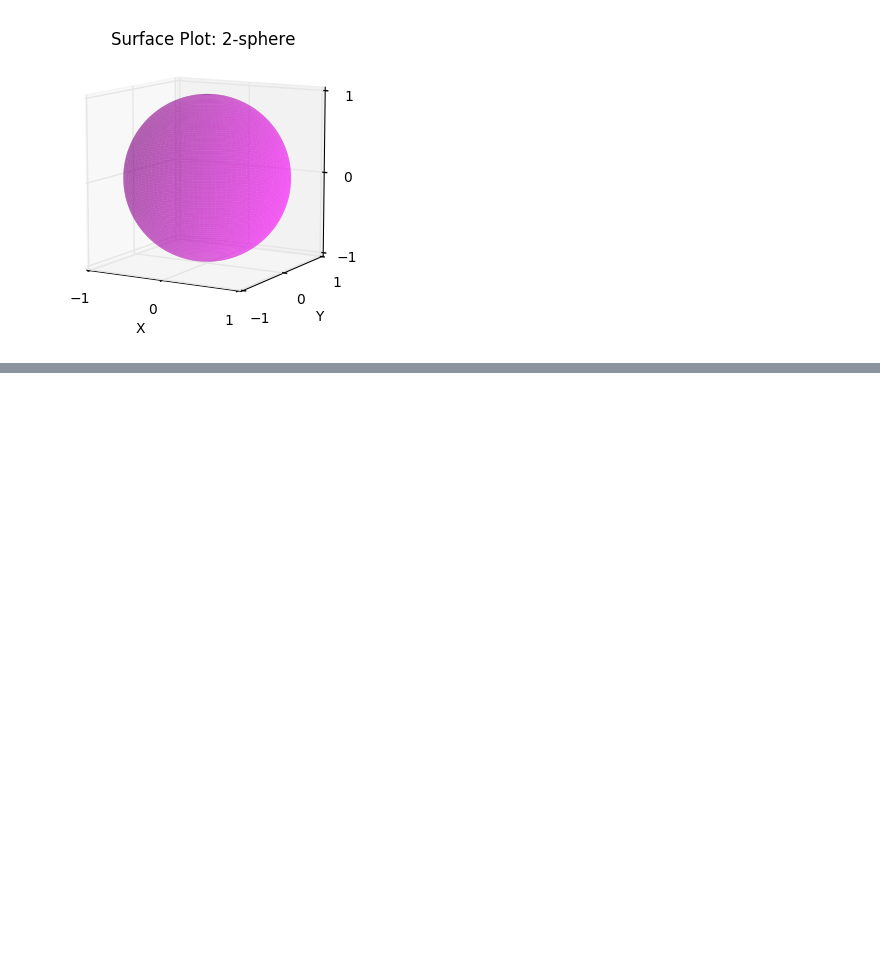
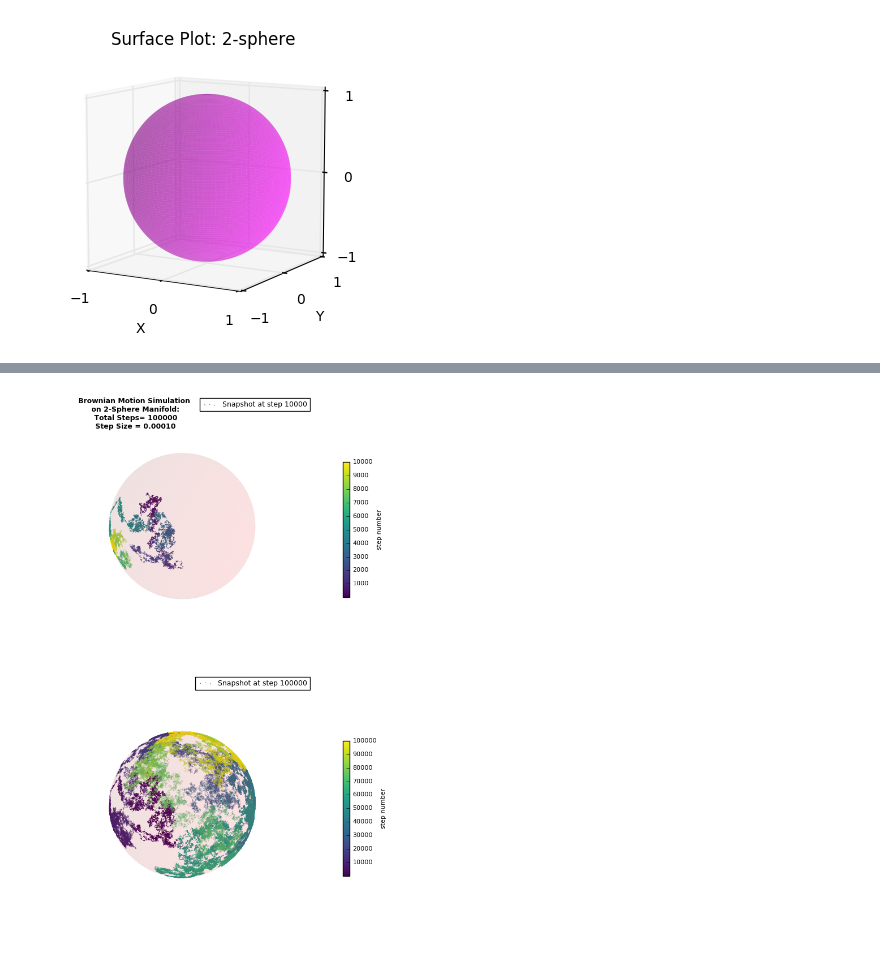
Before and after one commit to hankbesser/brownian-manifold, a Jupyter notebook: notebook_examples/manifold_example.ipynb, the cells around one changed output, grey strips where cells are left out. Cells and saved outputs as stored; diff of their text form; code cells hidden in the pictures; blank space fills up the shorter version.

```diff
--- a/notebook_examples/manifold_example.ipynb
+++ b/notebook_examples/manifold_example.ipynb
@@ -66,0 +108,4 @@ sphere_manifold.plot_sphere(sphere_surface_data, color='magenta', alpha=0.4, ant
+# %%
+sphere_manifold.plot_brownian_sphere(sphere_simdata,steptoplot=[20000,100000])
+# %% [output]
+[figure, added]
```
Also changed, not shown: parts of 8 cells of this notebook, 1 other file.
